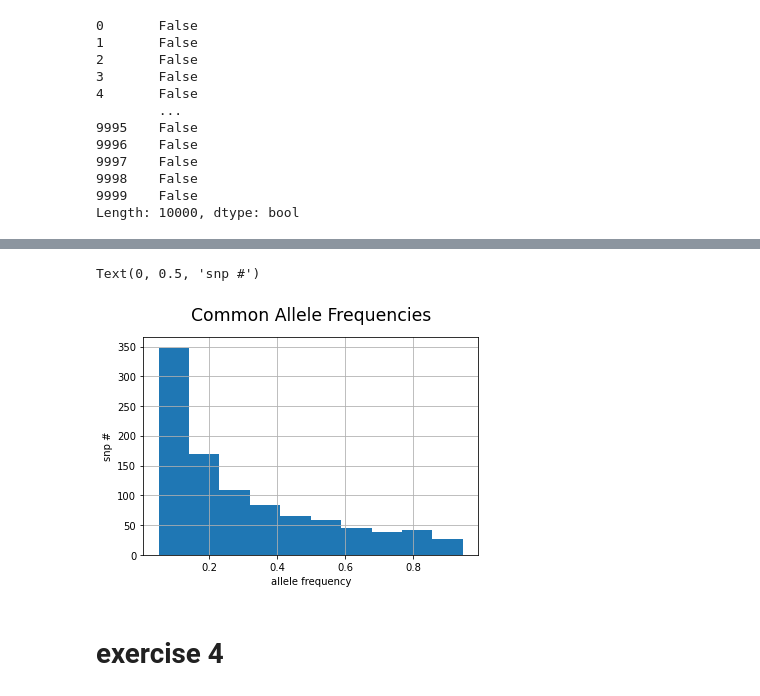
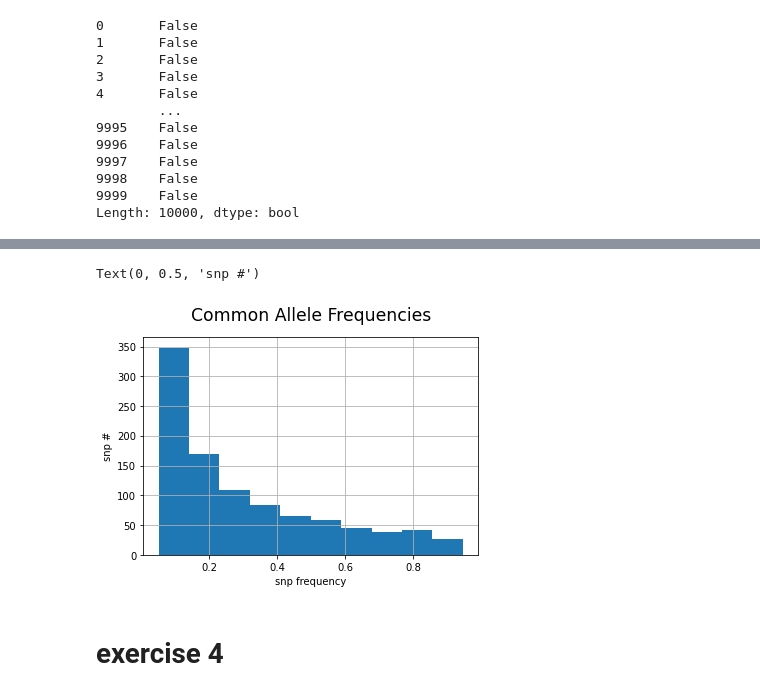
Before and after one commit to agold-15/qbb2020-answers, a Jupyter notebook: Day2-homework/Day2-homework.ipynb, the cells around one changed output, grey strips where cells are left out. Drawn from its saved outputs; the diff is of its cells as text; code cells hidden in the pictures.

```diff
--- a/Day2-homework/Day2-homework.ipynb
+++ b/Day2-homework/Day2-homework.ipynb
@@ -124,11 +133,11 @@ Length: 986, dtype: float64
 # %%
 df_common.hist()
 plt.title('Common Allele Frequencies', x=0.5, y=1.05, ha='center', fontsize='xx-large')
-plt.xlabel('allele frequency')
+plt.xlabel('snp frequency')
 plt.ylabel('snp #')
 # %% [output]
 Text(0, 0.5, 'snp #')
-[figure, old version]
+[figure, new version]
 # %% [markdown]
 # exercise 4
 # %%
```
Also changed, not shown: parts of 12 cells of this notebook.
